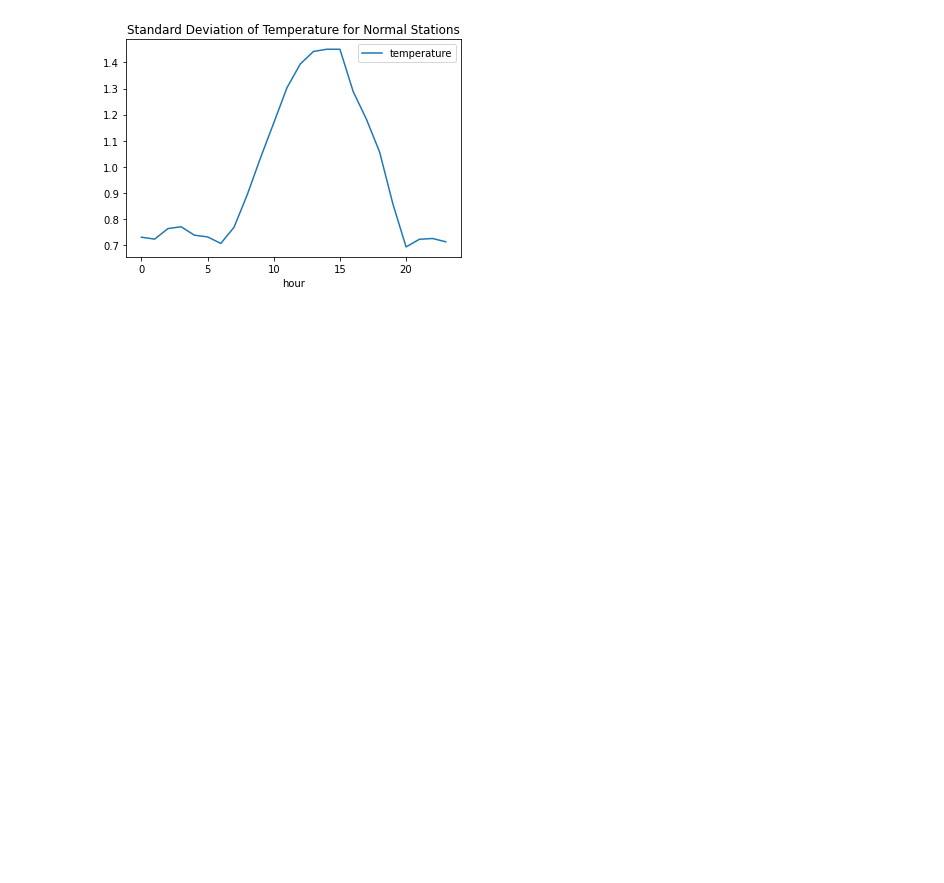
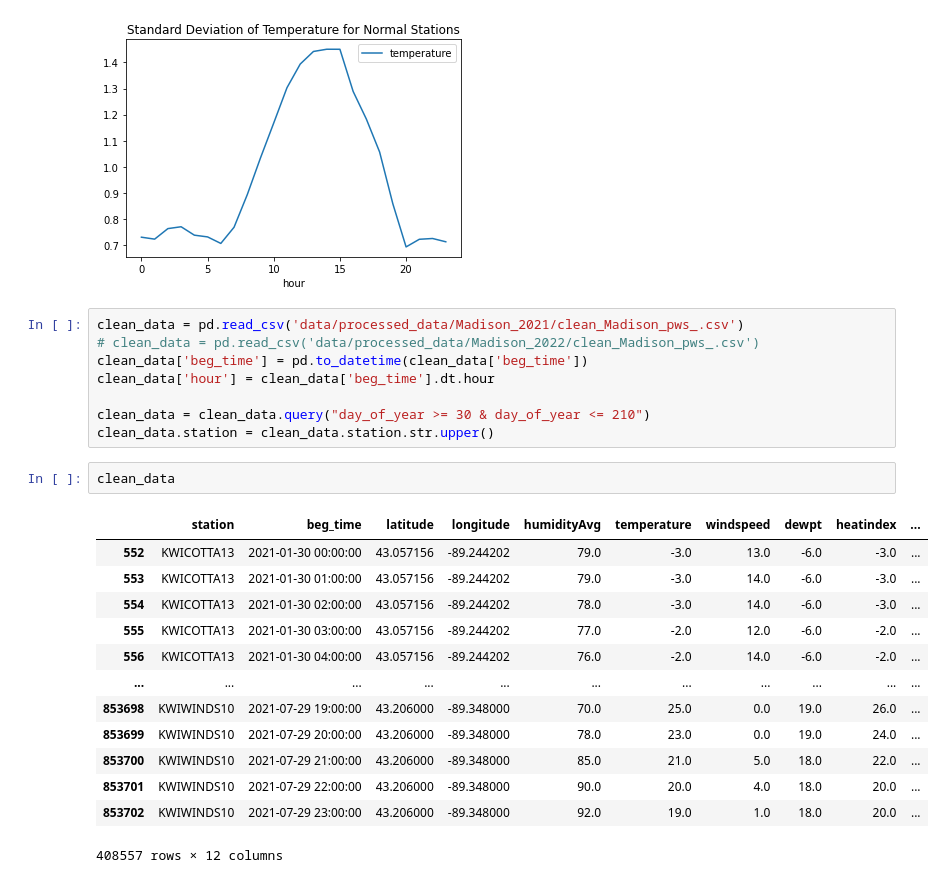
Before and after one commit to khatrigaurav/temperature_modelling, a Jupyter notebook: Analytics/2. Spatial Analysis.ipynb, the cells around one changed output. Cells and saved outputs as stored; diff of their text form; blank space fills up the shorter version.

```diff
--- a/Analytics/2. Spatial Analysis.ipynb
+++ b/Analytics/2. Spatial Analysis.ipynb
@@ -202,3 +207,27 @@ grouped_data_normal.groupby('hour')['temperature'].std().reset_index().plot(x =
 # %% [output]
 <AxesSubplot:title={'center':'Standard Deviation of Temperature for Normal Stations'}, xlabel='hour'>
 [figure]
+# %%
+clean_data = pd.read_csv('data/processed_data/Madison_2021/clean_Madison_pws_.csv')
+# clean_data = pd.read_csv('data/processed_data/Madison_2022/clean_Madison_pws_.csv')
+clean_data['beg_time'] = pd.to_datetime(clean_data['beg_time'])
+clean_data['hour'] = clean_data['beg_time'].dt.hour
+
+clean_data = clean_data.query("day_of_year >= 30 & day_of_year <= 210")
+clean_data.station = clean_data.station.str.upper()
+# %%
+clean_data
+# %% [output]
+|  | station | beg_time | latitude | longitude | humidityAvg | temperature | windspeed | dewpt | heatindex | ... |
+| 552 | KWICOTTA13 | 2021-01-30 00:00:00 | 43.057156 | -89.244202 | 79.0 | -3.0 | 13.0 | -6.0 | -3.0 | ... |
+| 553 | KWICOTTA13 | 2021-01-30 01:00:00 | 43.057156 | -89.244202 | 79.0 | -3.0 | 14.0 | -6.0 | -3.0 | ... |
+| 554 | KWICOTTA13 | 2021-01-30 02:00:00 | 43.057156 | -89.244202 | 78.0 | -3.0 | 14.0 | -6.0 | -3.0 | ... |
+| 555 | KWICOTTA13 | 2021-01-30 03:00:00 | 43.057156 | -89.244202 | 77.0 | -2.0 | 12.0 | -6.0 | -2.0 | ... |
+| 556 | KWICOTTA13 | 2021-01-30 04:00:00 | 43.057156 | -89.244202 | 76.0 | -2.0 | 14.0 | -6.0 | -2.0 | ... |
+| ... | ... | ... | ... | ... | ... | ... | ... | ... | ... | ... |
+| 853698 | KWIWINDS10 | 2021-07-29 19:00:00 | 43.206000 | -89.348000 | 70.0 | 25.0 | 0.0 | 19.0 | 26.0 | ... |
+| 853699 | KWIWINDS10 | 2021-07-29 20:00:00 | 43.206000 | -89.348000 | 78.0 | 23.0 | 0.0 | 19.0 | 24.0 | ... |
+| 853700 | KWIWINDS10 | 2021-07-29 21:00:00 | 43.206000 | -89.348000 | 85.0 | 21.0 | 5.0 | 18.0 | 22.0 | ... |
+| 853701 | KWIWINDS10 | 2021-07-29 22:00:00 | 43.206000 | -89.348000 | 90.0 | 20.0 | 4.0 | 18.0 | 20.0 | ... |
+| 853702 | KWIWINDS10 | 2021-07-29 23:00:00 | 43.206000 | -89.348000 | 92.0 | 19.0 | 1.0 | 18.0 | 20.0 | ... |
+408557 rows × 12 columns
```
Also changed, not shown: parts of 3 cells of this notebook, 4 other files.
